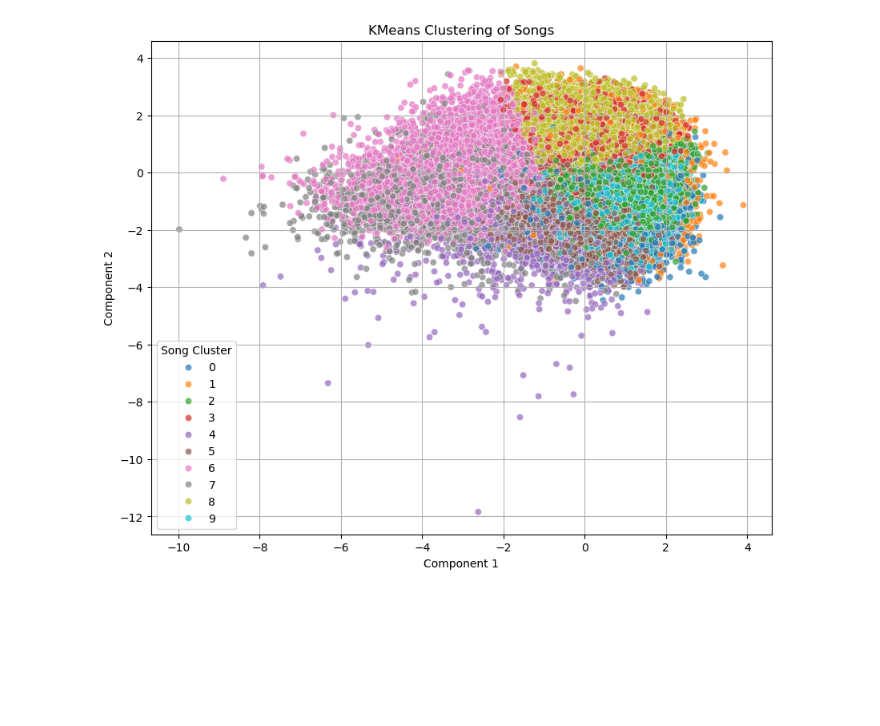
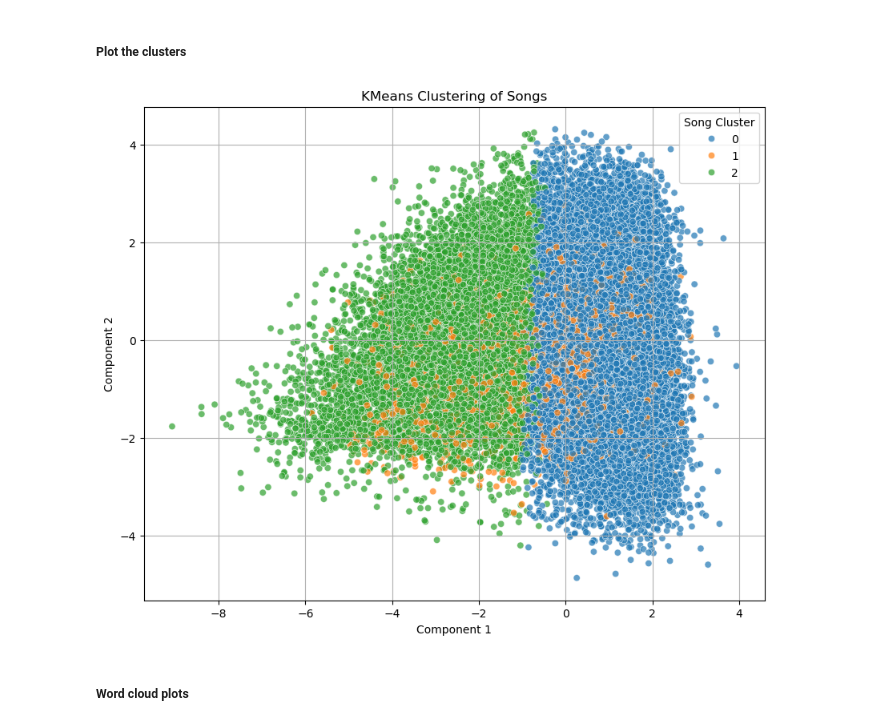
Before and after one commit to annemollelsborg/spotify, a Jupyter notebook: clustering.ipynb, the cells around one changed output. Drawn from its saved outputs; the diff is of its cells as text; code cells hidden in the pictures; blank space fills up the shorter version.

```diff
--- a/clustering.ipynb
+++ b/clustering.ipynb
@@ -19,7 +21,7 @@ genre_encoded = pd.get_dummies(df_songs['genre'], prefix='genre')
 # Concatenate the one-hot-encoded genre features with the rest of the numeric features
 song_features = ['danceability', 'energy', 'key', 'loudness', 'mode', 'speechiness',
                  'acousticness', 'instrumentalness', 'liveness', 'valence',
-                 'tempo', 'time_signature']  # Exclude 'genre' here
+                 'tempo', 'year']  # Exclude 'genre' here
 
 numeric_features = df_songs[song_features]
 song_data = pd.concat([genre_encoded, numeric_features], axis=1)
@@ -29,7 +31,7 @@ scaler = StandardScaler()
 scaled_songs = scaler.fit_transform(song_data)
 
 # Apply KMeans clustering to the songs
-n_song_clusters = 4  # Choose an appropriate number of clusters
+n_song_clusters = 3  # Choose an appropriate number of clusters
 kmeans_songs = KMeans(n_clusters=n_song_clusters, random_state=42)
 df_songs['song_cluster'] = kmeans_songs.fit_predict(scaled_songs)
 
@@ -97,7 +101,7 @@ genre_encoded = pd.get_dummies(df_songs['genre'], prefix='genre')
 # Concatenate the one-hot-encoded genre features with the rest of the numeric features
 song_features = ['danceability', 'energy', 'key', 'loudness', 'mode', 'speechiness',
                  'acousticness', 'instrumentalness', 'liveness', 'valence',
-                 'tempo', 'time_signature']  # Exclude 'genre' here
+                 'tempo', 'year']  # Exclude 'genre' here
 
 numeric_features = df_songs[song_features]
 song_data = pd.concat([genre_encoded, numeric_features], axis=1)
@@ -290,0 +259,32 @@ Cluster 0 Representative Songs:
+# %%
+import numpy as np
+
+# Calculate the distance of each song to its cluster centroid
+cluster_centroids = kmeans_songs.cluster_centers_  # Centroids of the clusters
+song_distances = np.linalg.norm(scaled_songs - cluster_centroids[df_songs['song_cluster']], axis=1)
+
+# Add the distances as a column to df_songs
+df_songs['distance_to_centroid'] = song_distances
+
+# For each cluster, find the top N closest songs
+N = 5  # Number of representative songs per cluster
+representative_songs = []
+
+for cluster_id in range(n_song_clusters):
+    # Filter songs belonging to the current cluster
+    cluster_songs = df_songs[df_songs['song_cluster'] == cluster_id]
+
+    # Sort by distance to centroid
+    closest_songs = cluster_songs.nsmallest(N, 'distance_to_centroid')
+
+    # Add to the representative songs list
+    representative_songs.append(closest_songs[['track_id', 'distance_to_centroid']])
+
+    print(f"\nCluster {cluster_id} Representative Songs:")
+    print(closest_songs[['track_id', 'distance_to_centroid', 'name', 'year', 'artist', 'genre']])
+
+# Combine all representative songs into a single DataFrame for further analysis if needed
+representative_songs_df = pd.concat(representative_songs, keys=range(n_song_clusters), names=['Cluster ID', 'Index'])
+
+# Save the representative songs to a CSV if desired
+representative_songs_df.to_csv("representative_songs.csv", index=True)
@@ -291,37 +309,39 @@ Cluster 0 Representative Songs:
+# %% [markdown]
+##### Plot the clusters
 # %%
-# Plot the clusters
-
 # Apply KMeans clustering to the songs
-n_song_clusters = 10  # Choose an appropriate number of clusters
+n_song_clusters = 3  # Choose an appropriate number of clusters
 kmeans_songs = KMeans(n_clusters=n_song_clusters, random_state=42)
 df_songs['song_cluster'] = kmeans_songs.fit_predict(scaled_songs)
 
 # Reduce to 2D for visualization
 svd = TruncatedSVD(n_components=2, random_state=42)
 reduced_features = svd.fit_transform(scaled_songs)
 
 # Create a DataFrame for visualization
 cluster_vis_df = pd.DataFrame(reduced_features, columns=['Component 1', 'Component 2'])
 cluster_vis_df['Cluster'] = df_songs['song_cluster']
 
 # Plot the clusters
 plt.figure(figsize=(10, 8))
 sns.scatterplot(
     data=cluster_vis_df,
     x='Component 1',
     y='Component 2',
     hue='Cluster',
     palette='tab10',
     alpha=0.7
 )
 plt.title('KMeans Clustering of Songs')
 plt.xlabel('Component 1')
 plt.ylabel('Component 2')
 plt.legend(title='Song Cluster', loc='best')
 plt.grid(True)
 plt.show()
 # %% [output]
-[figure, old version]
+[figure, new version]
+# %% [markdown]
+##### Word cloud plots
 # %%
 from wordcloud import WordCloud, STOPWORDS
 import matplotlib.pyplot as plt
```
Also changed, not shown: parts of 15 cells of this notebook, 1 other file.
